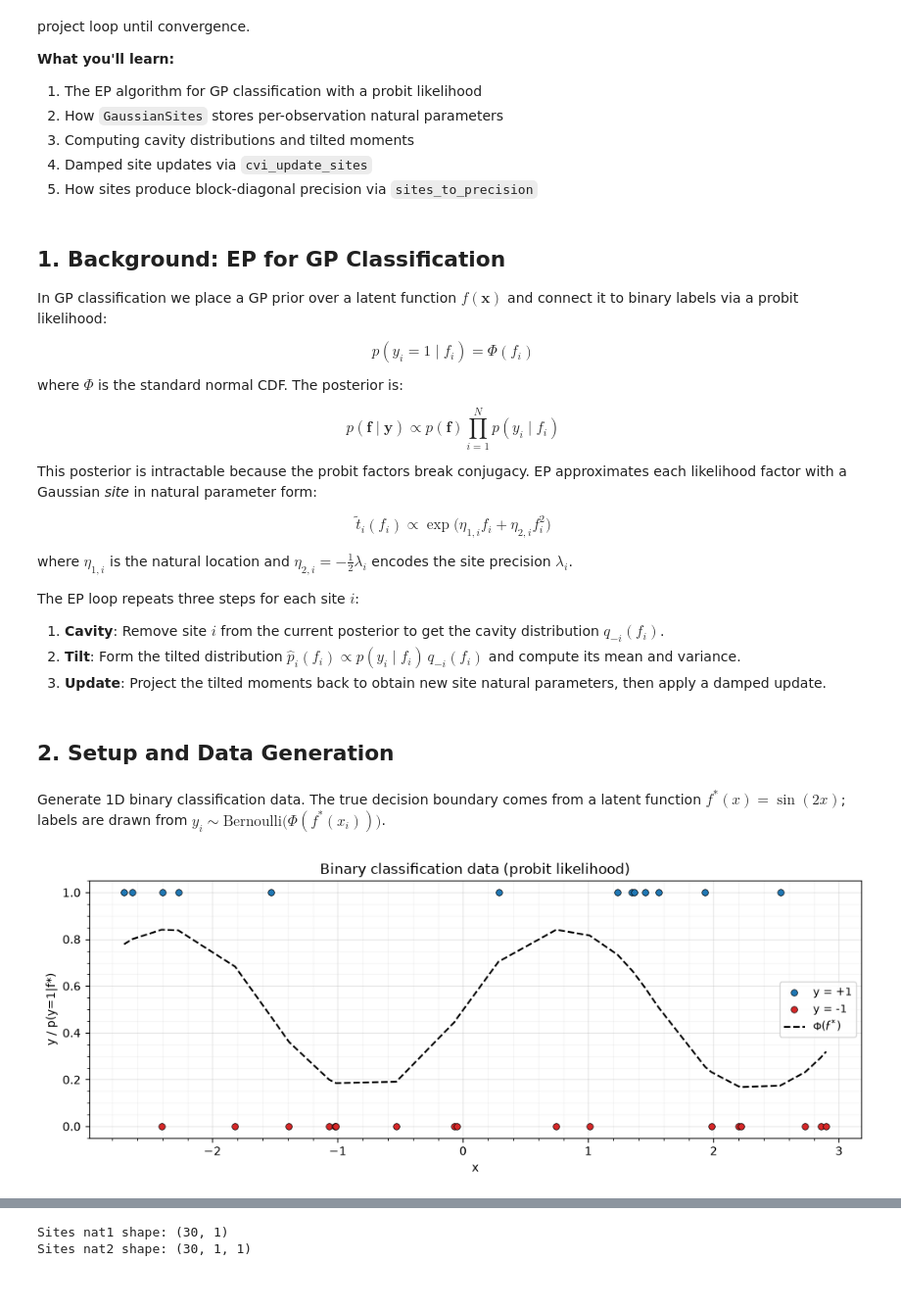
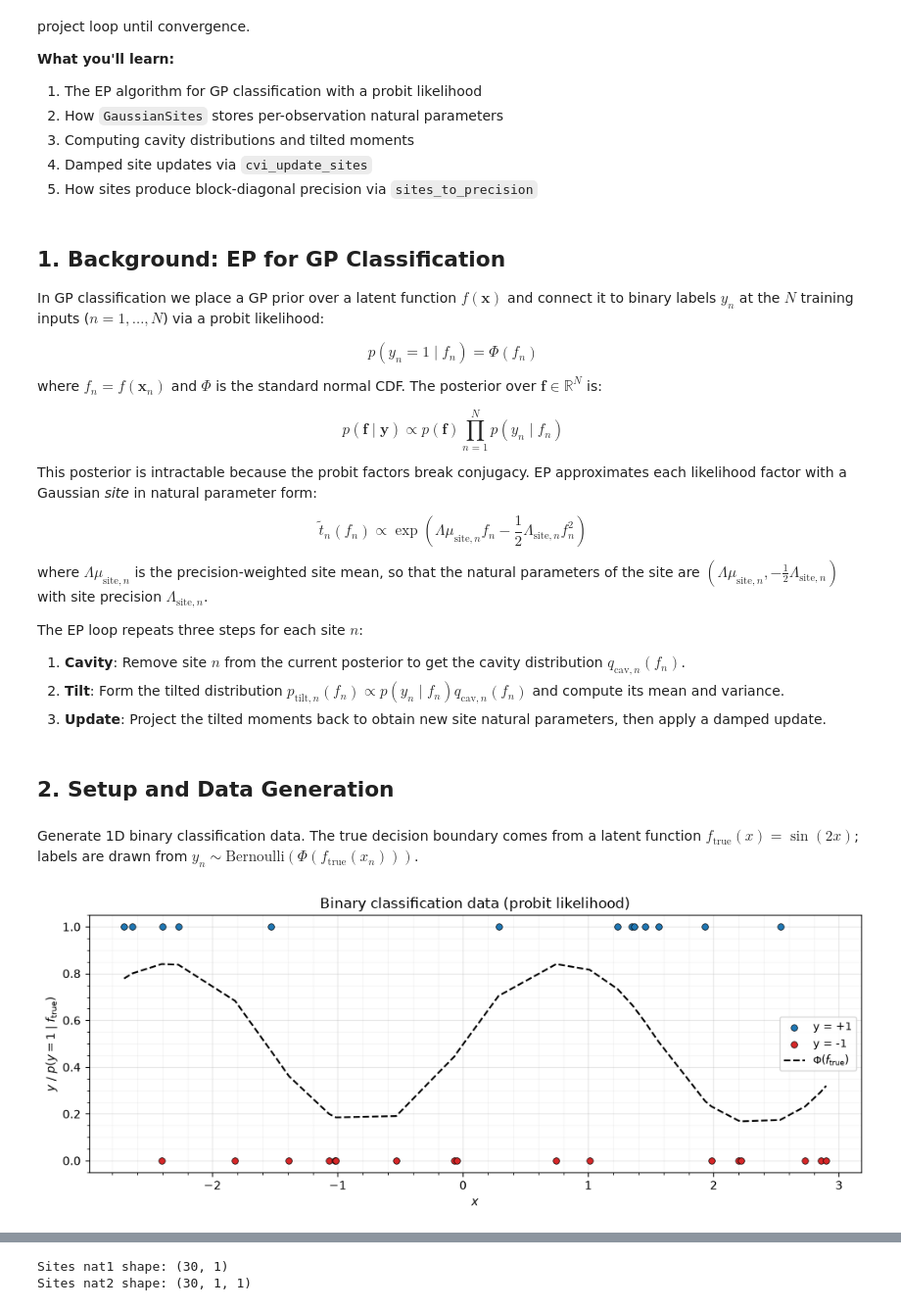
Before and after one commit to jejjohnson/gaussx, a Jupyter notebook: docs/notebooks/expectation_propagation.ipynb, the cells around one changed output, grey strips where cells are left out. Shown at 98% size. Saved outputs shown, nothing was run; the diff lists cells and outputs as text; code cells hidden in the pictures.

```diff
--- a/docs/notebooks/expectation_propagation.ipynb
+++ b/docs/notebooks/expectation_propagation.ipynb
@@ -18,30 +18,29 @@ convergence.
 ## 1. Background: EP for GP Classification
 
 In GP classification we place a GP prior over a latent function
-$f(\mathbf{x})$ and connect it to binary labels via a probit
+$f(\mathbf{x})$ and connect it to binary labels $y_n$ at the $N$ training inputs ($n = 1, \ldots, N$) via a probit
 likelihood:
 
-$$p(y_i = 1 \mid f_i) = \Phi(f_i)$$
+$$p(y_n = 1 \mid f_n) = \Phi(f_n)$$
 
-where $\Phi$ is the standard normal CDF. The posterior is:
+where $f_n = f(\mathbf{x}_n)$ and $\Phi$ is the standard normal CDF. The posterior over $\mathbf{f} \in \mathbb{R}^N$ is:
 
-$$p(\mathbf{f} \mid \mathbf{y}) \propto p(\mathbf{f}) \prod_{i=1}^N p(y_i \mid f_i)$$
+$$p(\mathbf{f} \mid \mathbf{y}) \propto p(\mathbf{f}) \prod_{n=1}^N p(y_n \mid f_n)$$
 
 This posterior is intractable because the probit factors break
 conjugacy. EP approximates each likelihood factor with a Gaussian
 *site* in natural parameter form:
 
-$$\tilde{t}_i(f_i) \propto \exp\!\bigl(\eta_{1,i} f_i + \eta_{2,i} f_i^2\bigr)$$
+$$\tilde{t}_n(f_n) \propto \exp \left( \Lambda\mu_{\text{site},n} f_n - \frac{1}{2} \Lambda_{\text{site},n} f_n^2 \right)$$
 
-where $\eta_{1,i}$ is the natural location and $\eta_{2,i} =
--\tfrac{1}{2}\lambda_i$ encodes the site precision $\lambda_i$.
+where $\Lambda\mu_{\text{site},n}$ is the precision-weighted site mean, so that the natural parameters of the site are $(\Lambda\mu_{\text{site},n}, -\frac{1}{2} \Lambda_{\text{site},n})$ with site precision $\Lambda_{\text{site},n}$.
 
-The EP loop repeats three steps for each site $i$:
+The EP loop repeats three steps for each site $n$:
 
-1. **Cavity**: Remove site $i$ from the current posterior to get the
-   cavity distribution $q_{-i}(f_i)$.
+1. **Cavity**: Remove site $n$ from the current posterior to get the
+   cavity distribution $q_{\text{cav},n}(f_n)$.
 2. **Tilt**: Form the tilted distribution
-   $\hat{p}_i(f_i) \propto p(y_i \mid f_i)\, q_{-i}(f_i)$
+   $p_{\text{tilt},n}(f_n) \propto p(y_n \mid f_n) q_{\text{cav},n}(f_n)$
    and compute its mean and variance.
 3. **Update**: Project the tilted moments back to obtain new site
    natural parameters, then apply a damped update.
@@ -66,62 +65,67 @@ import gaussx
 jax.config.update("jax_enable_x64", True)
 # %% [markdown]
 Generate 1D binary classification data. The true decision boundary
-comes from a latent function $f^*(x) = \sin(2x)$; labels are drawn
-from $y_i \sim \text{Bernoulli}\bigl(\Phi(f^*(x_i))\bigr)$.
+comes from a latent function $f_\text{true}(x) = \sin(2x)$; labels are drawn
+from $y_n \sim \text{Bernoulli}(\Phi(f_\text{true}(x_n)))$.
 # %%
 key = jax.random.PRNGKey(42)
-N = 30
+# N
+num_samples = 30
 
 key, subkey = jax.random.split(key)
-X = jnp.sort(jax.random.uniform(subkey, (N,), minval=-3.0, maxval=3.0))
+train_inputs = jnp.sort(
+    jax.random.uniform(subkey, (num_samples,), minval=-3.0, maxval=3.0)
+)
 
-f_true = jnp.sin(2.0 * X)
+# f_true(x) = sin(2x)
+f_true = jnp.sin(2.0 * train_inputs)
 
 # Draw binary labels from probit likelihood
 key, subkey = jax.random.split(key)
+# p(y_n = 1 ∣ f_n) = Φ(f_n)
 probs = jax.scipy.stats.norm.cdf(f_true)
-y = jax.random.bernoulli(subkey, probs).astype(jnp.float64)
-y_signed = 2.0 * y - 1.0  # convert to {-1, +1}
+labels = jax.random.bernoulli(subkey, probs).astype(jnp.float64)
+y_signed = 2.0 * labels - 1.0  # convert to {-1, +1}
 
 fig, ax = plt.subplots(figsize=(10, 4))
 ax.scatter(
-    X[y == 1],
-    y[y == 1],
+    train_inputs[labels == 1],
+    labels[labels == 1],
     s=30,
     c="C0",
     edgecolors="k",
     linewidths=0.5,
     label="y = +1",
     zorder=5,
 )
 ax.scatter(
-    X[y == 0],
-    y[y == 0],
+    train_inputs[labels == 0],
+    labels[labels == 0],
     s=30,
     c="C3",
     edgecolors="k",
     linewidths=0.5,
     label="y = -1",
     zorder=5,
 )
 ax.plot(
-    X,
+    train_inputs,
     jax.scipy.stats.norm.cdf(f_true),
     "k--",
     lw=1.5,
-    label=r"$\Phi(f^*)$",
+    label=r"$\Phi(f_\mathrm{true})$",
     zorder=4,
 )
-ax.set(xlabel="x", ylabel="y / p(y=1|f*)")
+ax.set(xlabel="$x$", ylabel=r"$y$ / $p(y=1 \mid f_\mathrm{true})$")
 ax.legend(fontsize=9)
 ax.set_title("Binary classification data (probit likelihood)")
 ax.grid(True, which="major", alpha=0.3)
 ax.grid(True, which="minor", alpha=0.1)
 ax.minorticks_on()
 plt.tight_layout()
 plt.show()
 # %% [output]
-[figure, old version]
+[figure, new version]
 # %% [markdown]
 ## 3. GP Prior
 
```
Also changed, not shown: parts of 18 cells of this notebook, 18 other files.
